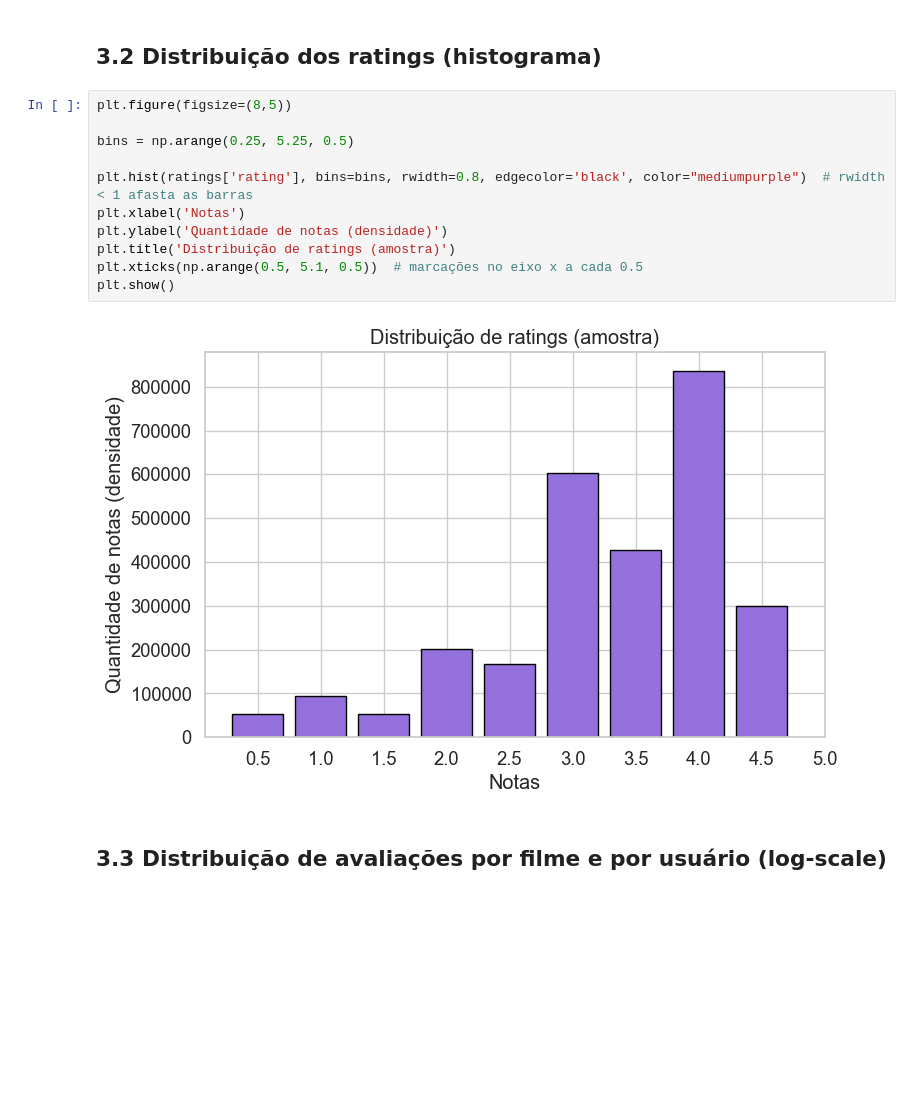
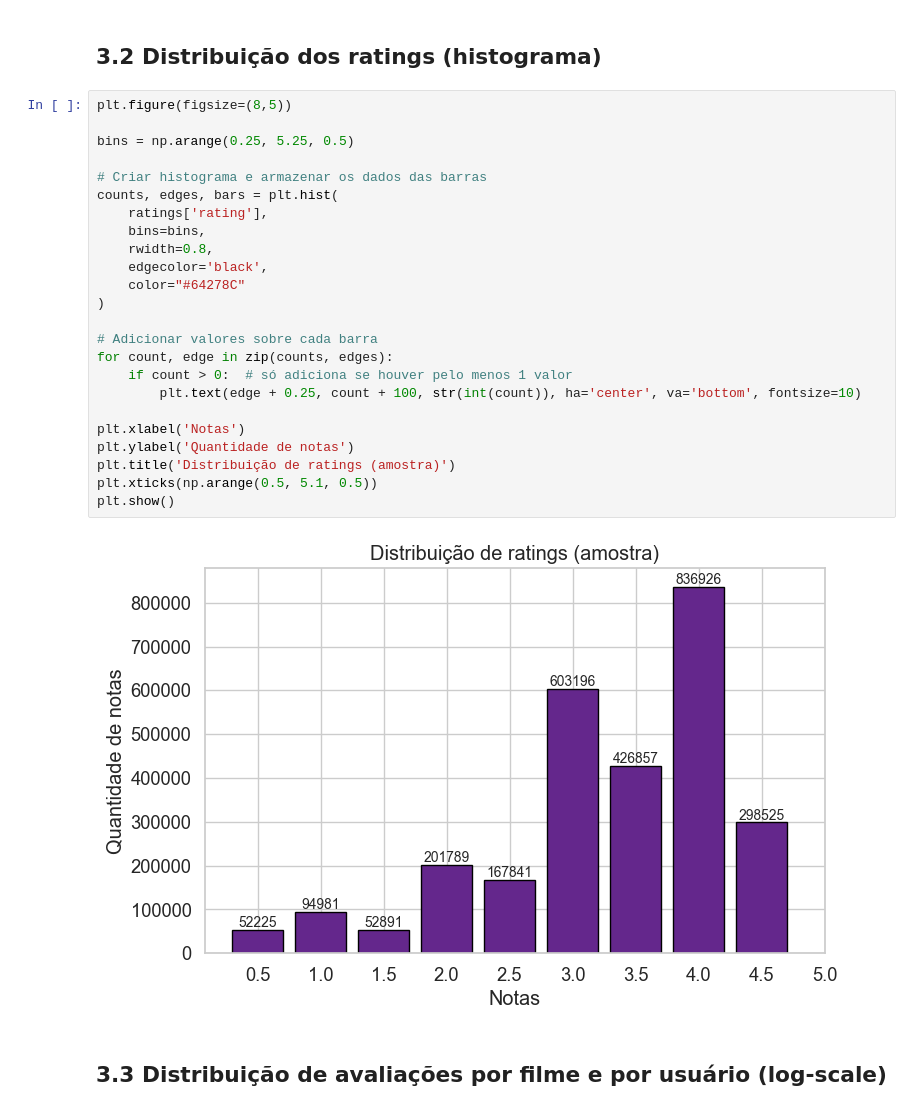
Before and after one commit to Enzooliveira29/AtividadeCD, a Jupyter notebook: notebooks/Trabalho2.ipynb, the cells around one changed output. Saved outputs shown, nothing was run; the diff lists cells and outputs as text; blank space fills up the shorter version.

```diff
--- a/notebooks/Trabalho2.ipynb
+++ b/notebooks/Trabalho2.ipynb
@@ -339,16 +339,29 @@ Name: user_rating_count, dtype: float64
 # %%
 plt.figure(figsize=(8,5))
 
 bins = np.arange(0.25, 5.25, 0.5)
 
-plt.hist(ratings['rating'], bins=bins, rwidth=0.8, edgecolor='black', color="mediumpurple")  # rwidth < 1 afasta as barras
+# Criar histograma e armazenar os dados das barras
+counts, edges, bars = plt.hist(
+    ratings['rating'],
+    bins=bins,
+    rwidth=0.8,
+    edgecolor='black',
+    color="#64278C"
+)
+
+# Adicionar valores sobre cada barra
+for count, edge in zip(counts, edges):
+    if count > 0:  # só adiciona se houver pelo menos 1 valor
+        plt.text(edge + 0.25, count + 100, str(int(count)), ha='center', va='bottom', fontsize=10)
+
 plt.xlabel('Notas')
-plt.ylabel('Quantidade de notas (densidade)')
+plt.ylabel('Quantidade de notas')
 plt.title('Distribuição de ratings (amostra)')
-plt.xticks(np.arange(0.5, 5.1, 0.5))  # marcações no eixo x a cada 0.5
+plt.xticks(np.arange(0.5, 5.1, 0.5))
 plt.show()
 # %% [output]
-[figure, old version]
+[figure, new version]
 # %% [markdown]
 ## 3.3 Distribuição de avaliações por filme e por usuário (log-scale)
 # %%
```
Also changed, not shown: parts of 1 cell of this notebook, 4 other files.
